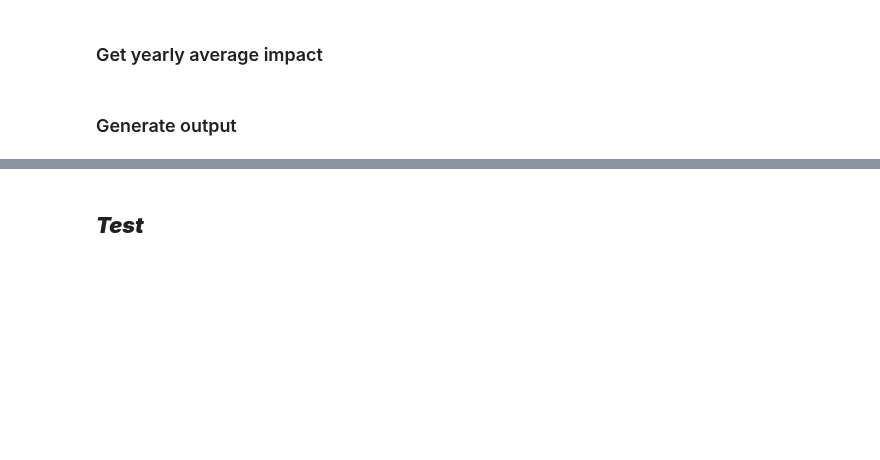
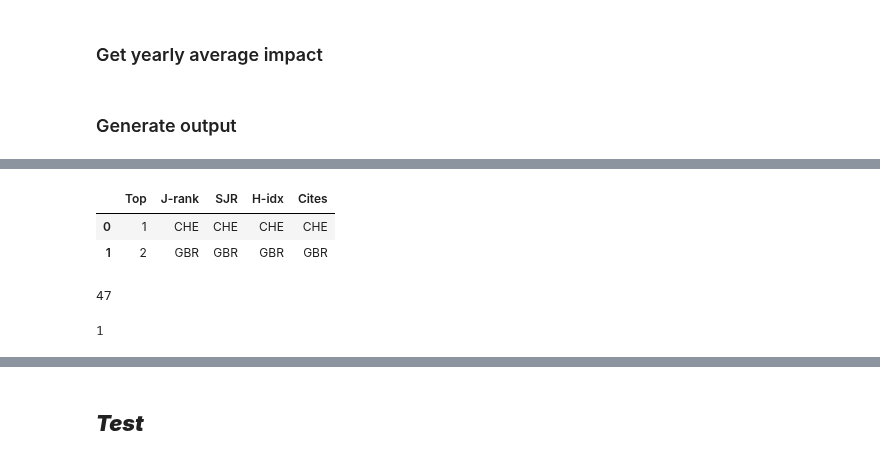
Before and after one commit to ShiuLab/plant_sci_hist, a Jupyter notebook: 8_impact/script_8_2_impact_country.ipynb, the cells around one changed output, grey strips where cells are left out. Drawn from its saved outputs; the diff is of its cells as text; code cells hidden in the pictures; blank space fills up the shorter version.

```diff
--- a/8_impact/script_8_2_impact_country.ipynb
+++ b/8_impact/script_8_2_impact_country.ipynb
@@ -368,0 +390,19 @@ excel_writer2.close()
+# %%
+file_xlsx = work_dir / "impact_country_MOD.xlsx"
+df = pd.read_excel(file_xlsx, sheet_name="summary")
+df.head(2)
+# %% [output]
+|  | Top | J-rank | SJR | H-idx | Cites |
+| 0 | 1 | CHE | CHE | CHE | CHE |
+| 1 | 2 | GBR | GBR | GBR | GBR |
+# %%
+#https://www.geeksforgeeks.org/pandas-find-unique-values-from-multiple-columns/
+
+# len=47, so this is not needed as all columns have the same countries
+len(pd.concat([df['J-rank'],df['SJR'],df['H-idx'],df['Cites']]).unique())
+# %% [output]
+47
+# %%
+df[df["J-rank"] == 'CHE']['Top'].values[0]
+# %% [output]
+1
```
Also changed, not shown: parts of 14 cells of this notebook, 1 other file.
